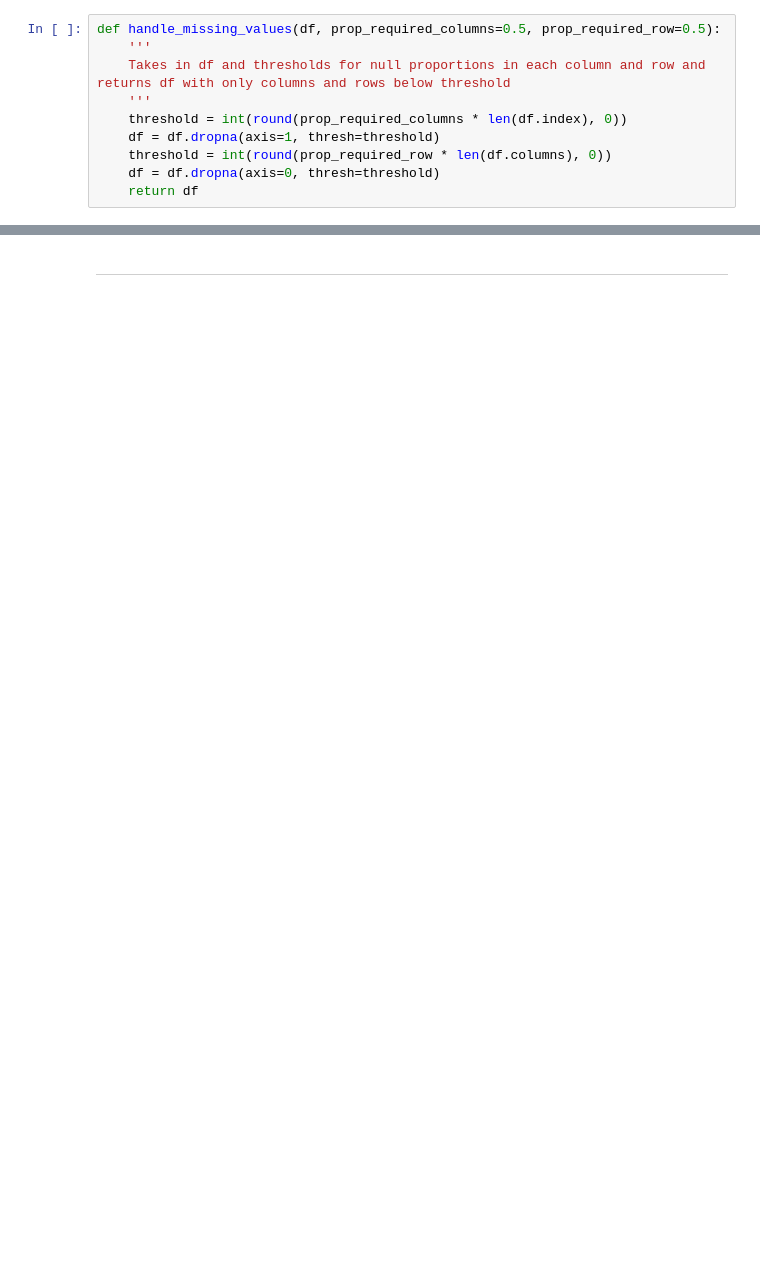
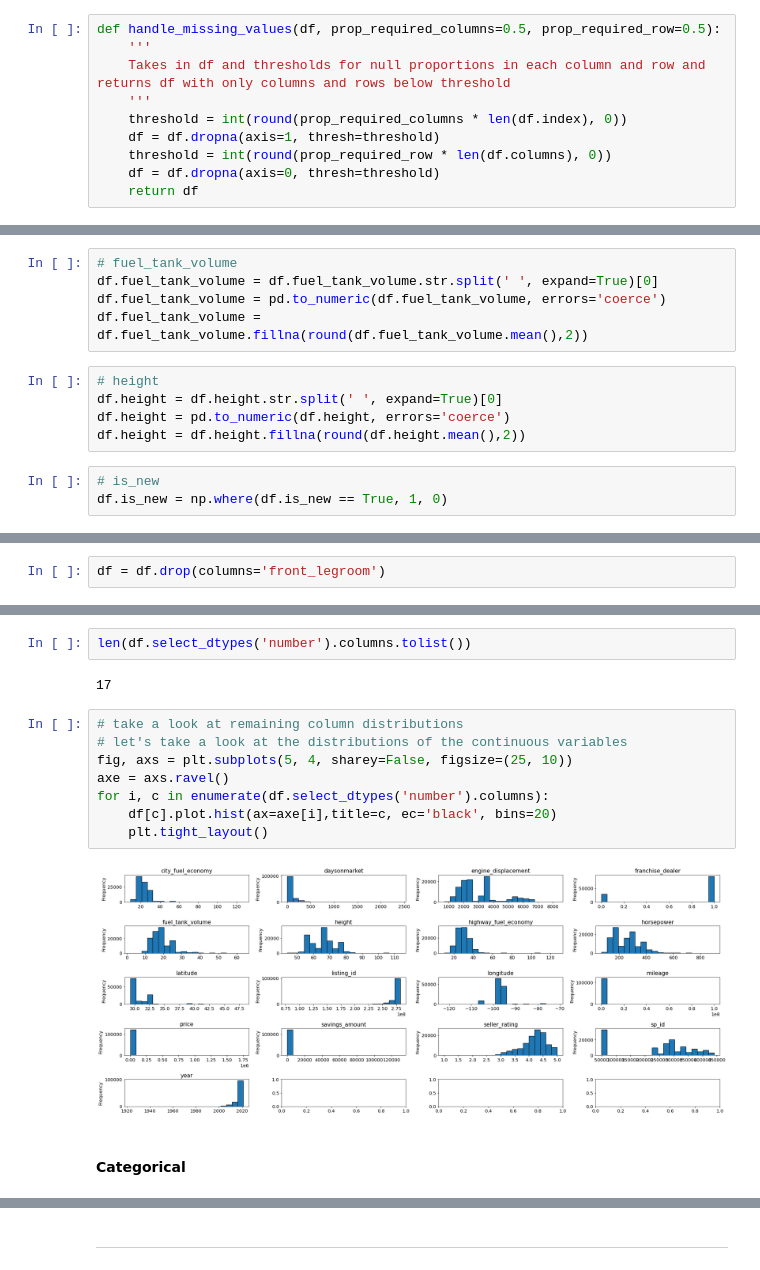
Before and after one commit to adam-talbot/used-cars-regression, a Jupyter notebook: scratchpad.ipynb, the cells around one changed output, grey strips where cells are left out. Saved outputs shown, nothing was run; the diff lists cells and outputs as text; blank space fills up the shorter version.

```diff
--- a/scratchpad.ipynb
+++ b/scratchpad.ipynb
@@ -267,0 +385,13 @@ Initial Ideas/Thoughts about columns:
+# %%
+# fuel_tank_volume
+df.fuel_tank_volume = df.fuel_tank_volume.str.split(' ', expand=True)[0]
+df.fuel_tank_volume = pd.to_numeric(df.fuel_tank_volume, errors='coerce')
+df.fuel_tank_volume = df.fuel_tank_volume.fillna(round(df.fuel_tank_volume.mean(),2))
+# %%
+# height
+df.height = df.height.str.split(' ', expand=True)[0]
+df.height = pd.to_numeric(df.height, errors='coerce')
+df.height = df.height.fillna(round(df.height.mean(),2))
+# %%
+# is_new
+df.is_new = np.where(df.is_new == True, 1, 0)
@@ -267,0 +400,2 @@ Initial Ideas/Thoughts about columns:
+# %%
+df = df.drop(columns='front_legroom')
@@ -267,0 +427,16 @@ Initial Ideas/Thoughts about columns:
+# %%
+len(df.select_dtypes('number').columns.tolist())
+# %% [output]
+17
+# %%
+# take a look at remaining column distributions
+# let's take a look at the distributions of the continuous variables
+fig, axs = plt.subplots(5, 4, sharey=False, figsize=(25, 10))
+axe = axs.ravel()
+for i, c in enumerate(df.select_dtypes('number').columns):
+    df[c].plot.hist(ax=axe[i],title=c, ec='black', bins=20)
+    plt.tight_layout()
+# %% [output]
+[figure, added]
+# %% [markdown]
+#### Categorical
```
Also changed, not shown: parts of 60 cells of this notebook, 1 other file.
